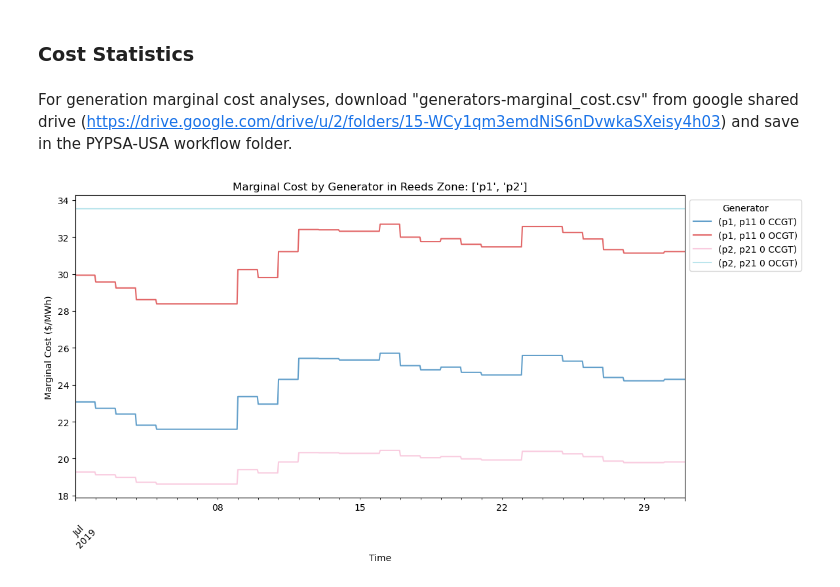
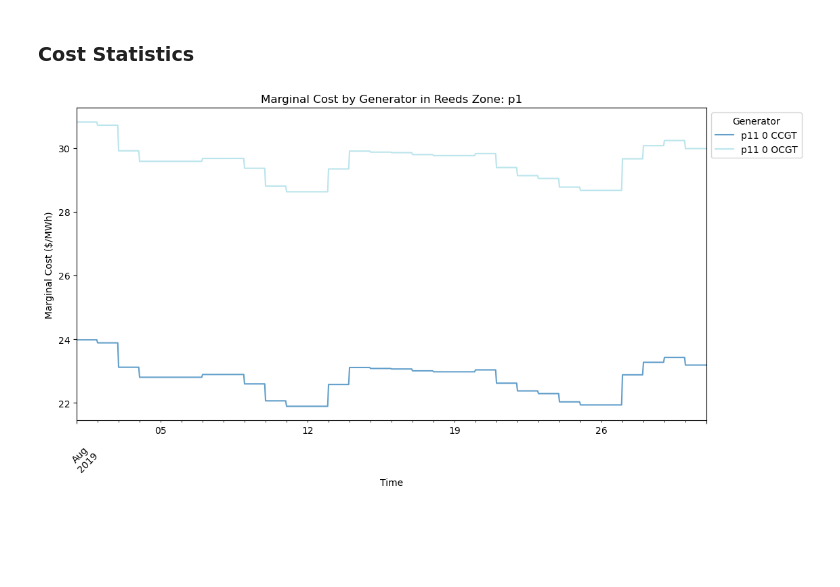
Before and after one commit to af3913/pypsa-usa, a Jupyter notebook: workflow/pypsa-usa_technical_appendix.ipynb, the cells around one changed output. Cells and saved outputs as stored; diff of their text form; code cells hidden in the pictures; blank space fills up the shorter version.

```diff
--- a/workflow/pypsa-usa_technical_appendix.ipynb
+++ b/workflow/pypsa-usa_technical_appendix.ipynb
@@ -458,4 +517,2 @@ capacity_base
 # %% [markdown]
 ### Cost Statistics
-# %% [markdown]
-For generation marginal cost analyses, download "generators-marginal_cost.csv" from google shared drive (https://drive.google.com/drive/u/2/folders/15-WCy1qm3emdNiS6nDvwkaSXeisy4h03) and save in the PYPSA-USA workflow folder.
@@ -473,60 +519,30 @@ generators_mc = pd.read_csv(output)
 # %%
-def generator_marginal_cost(generators_mc):
-    """
-    Returns a dataframe for generators marginal cost and includes zonal features.
-    """
-    # Import generators-marginal_cost
-    generators_mc = pd.read_csv("generators-marginal_cost.csv", index_col=0)
-    generators_mc = generators_mc.T
-
-    # Make columns starting at 0 a timestep of 2019
-    generators_mc.columns = pd.date_range(start="2019-01-01",
-    periods=len(generators_mc.columns),
-    freq="H")
-
-    generators_mc.index.name = "generator"
-    generators_mc = generators_mc.reset_index()
-
-    generators_mc["bus"] = generators_mc["generator"].map(network.generators.bus)
-    generators_mc["reeds_zone"] = generators_mc["bus"].map(buses.reeds_zone)
-    generators_mc["reeds_ba"] = generators_mc["bus"].map(buses.reeds_ba)
-    generators_mc["interconnect"] = generators_mc["bus"].map(buses.interconnect)
-    generators_mc["reeds_state"] = generators_mc["bus"].map(buses.reeds_state)
-
-    cols = generators_mc.columns.tolist()
-    cols = cols[-5:] + cols[:-5]
-    generators_mc = generators_mc[cols]
-
-    generators_mc = generators_mc.set_index(["bus", "reeds_zone", "reeds_ba", "interconnect", "reeds_state", "generator"])
-    generators_mc = generators_mc.groupby(["reeds_zone", "generator"]).sum()
-
-    return generators_mc
-
-generators_mc = generator_marginal_cost(generators_mc)
-
-generators_mc.columns = pd.date_range(start="2019-01-01",
-    periods=len(generators_mc.columns),
-    freq="H")
+# Import generators_t_marginal_cost data: Marginal cost of production of 1 MWh.
+generators_mc = generator_add_zonal(network.generators_t.marginal_cost)
 
 def plot_generators_mc(generator_mc:pd.DataFrame, reeds_zone: str, start_date: str, end_date: str):
     """
     Plots marginal cost by generator for a specified reeds zone and time period.
     """
+    generator_mc.columns = pd.date_range(start="2019-01-01",
+    periods=len(generator_mc.columns),
+    freq="H")
+
     # Select data for reeds zone
     data = generators_mc.loc(axis=0)[reeds_zone].T
     data = data[(data.index >= start_date) & (data.index <= end_date)]
 
     # Plot data
     fig, ax = plt.subplots(figsize=(12, 6))
     data.plot(ax=ax, cmap="tab20", alpha=0.7)
     ax.set_title(f"Marginal Cost by Generator in Reeds Zone: {reeds_zone}")
     ax.set_xlabel("Time")
     ax.set_ylabel("Marginal Cost ($/MWh)")
     ax.legend(title="Generator", bbox_to_anchor=(1, 1))
     plt.xticks(rotation=45)
     plt.show()
 
 # plot marginal cost by generator for specified reeds_zone and time period
-plot_generators_mc(generators_mc, ["p1", "p2"], "2019-07-01", "2019-07-31")
+plot_generators_mc(generators_mc, "p1", "2019-08-01", "2019-08-31")
 # %% [output]
-[figure, old version]
+[figure, new version]
```
Also changed, not shown: parts of 6 cells of this notebook.
